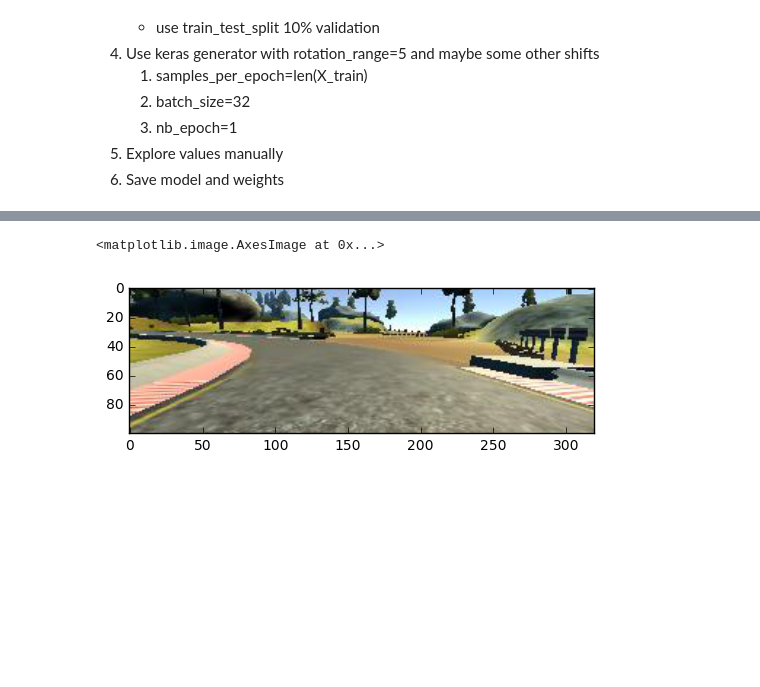
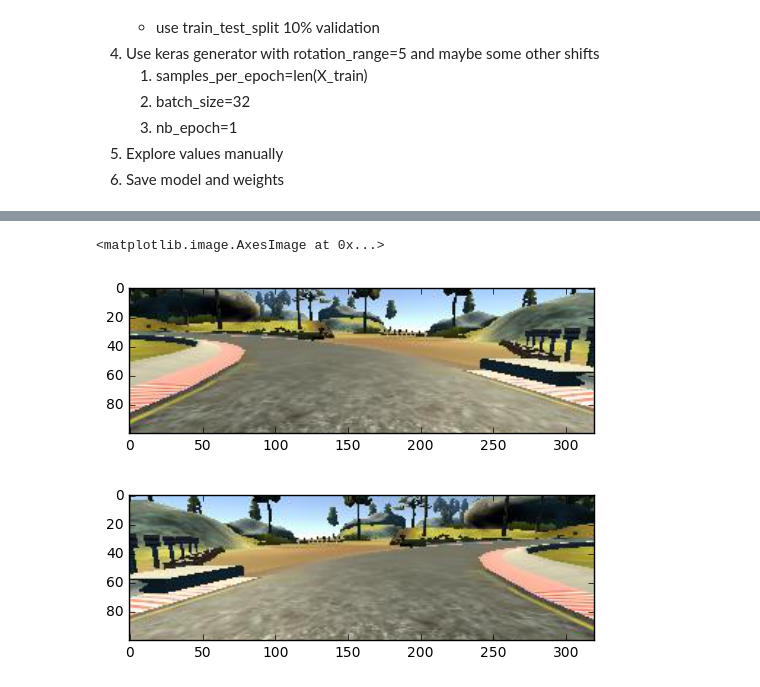
Before and after one commit to SamSamskies/CarND-Behavioral-Cloning, a Jupyter notebook: notebooks/data-exploration-2.ipynb, the cells around one changed output, grey strips where cells are left out. Saved outputs shown, nothing was run; the diff lists cells and outputs as text; code cells hidden in the pictures; blank space fills up the shorter version.

```diff
--- a/notebooks/data-exploration-2.ipynb
+++ b/notebooks/data-exploration-2.ipynb
@@ -68,8 +68,15 @@ def augment_dataframe(df):
     return df
 
 
+def crop_image(image):
+    return image[32:132]
+
+
 def load_image(image_path, steering, is_flipped):
     image = cv2.imread(image_path)
-    image = image[32:132]
+    image = crop_image(image)
+
+    if is_flipped:
+        image = cv2.flip(image, 1)
 
     return cv2.cvtColor(image, cv2.COLOR_BGR2RGB)
@@ -98,7 +118,12 @@ df.tail()
 # %%
 row = df.iloc[0]
 image_path = DATA_PATH + row.image.strip()
-plt.imshow(load_image(image_path, row.steering, row.is_flipped))
+test = load_image(image_path, row.steering, row.is_flipped)
+plt.imshow(test)
+plt.figure()
+test = load_image(image_path, row.steering, True)
+plt.imshow(test)
 # %% [output]
 <matplotlib.image.AxesImage at 0x...>
-[figure, old version]
+[figure, new version]
+[figure, added]
```
Also changed, not shown: parts of 3 cells of this notebook, 2 other files.
